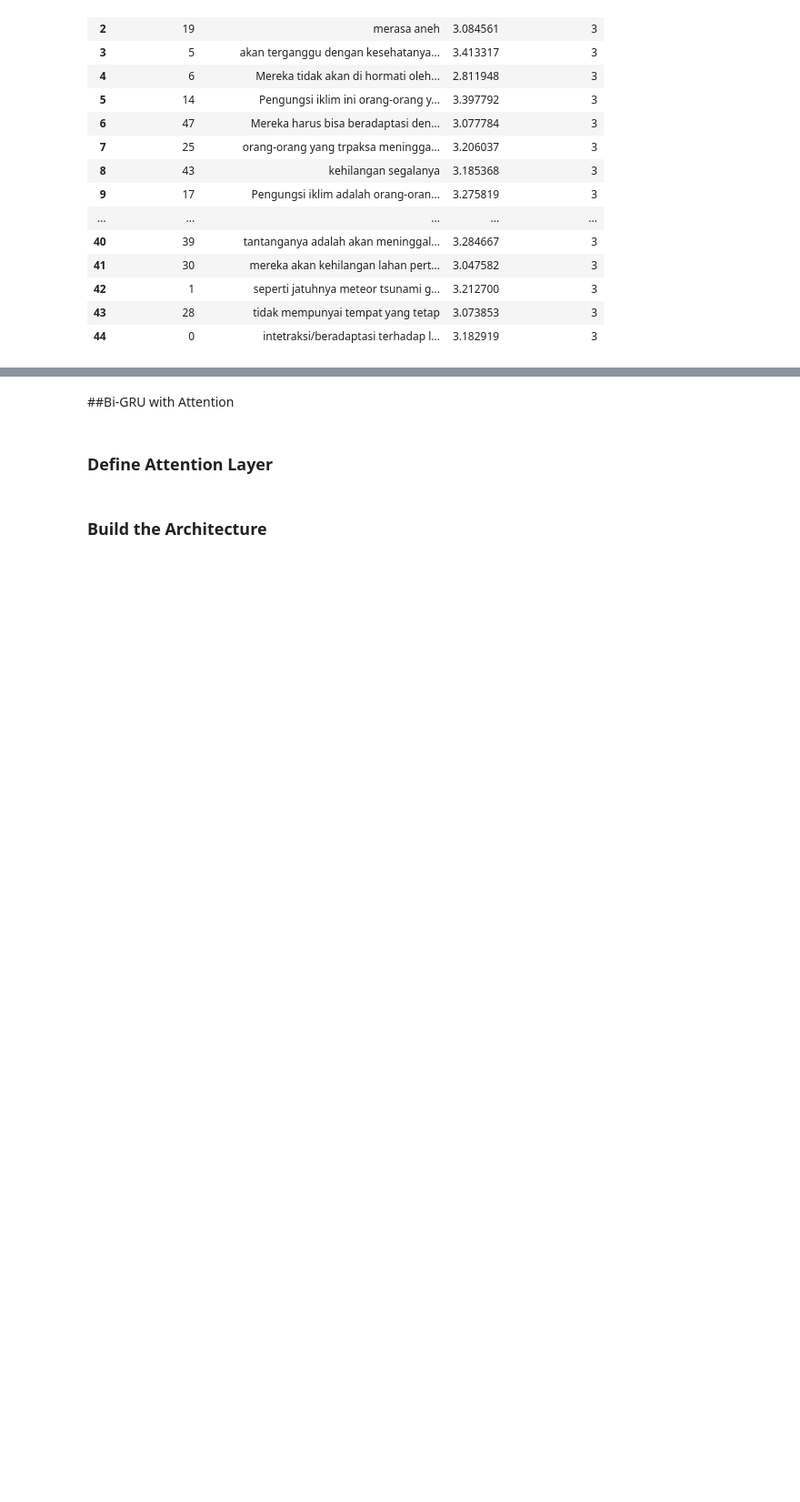
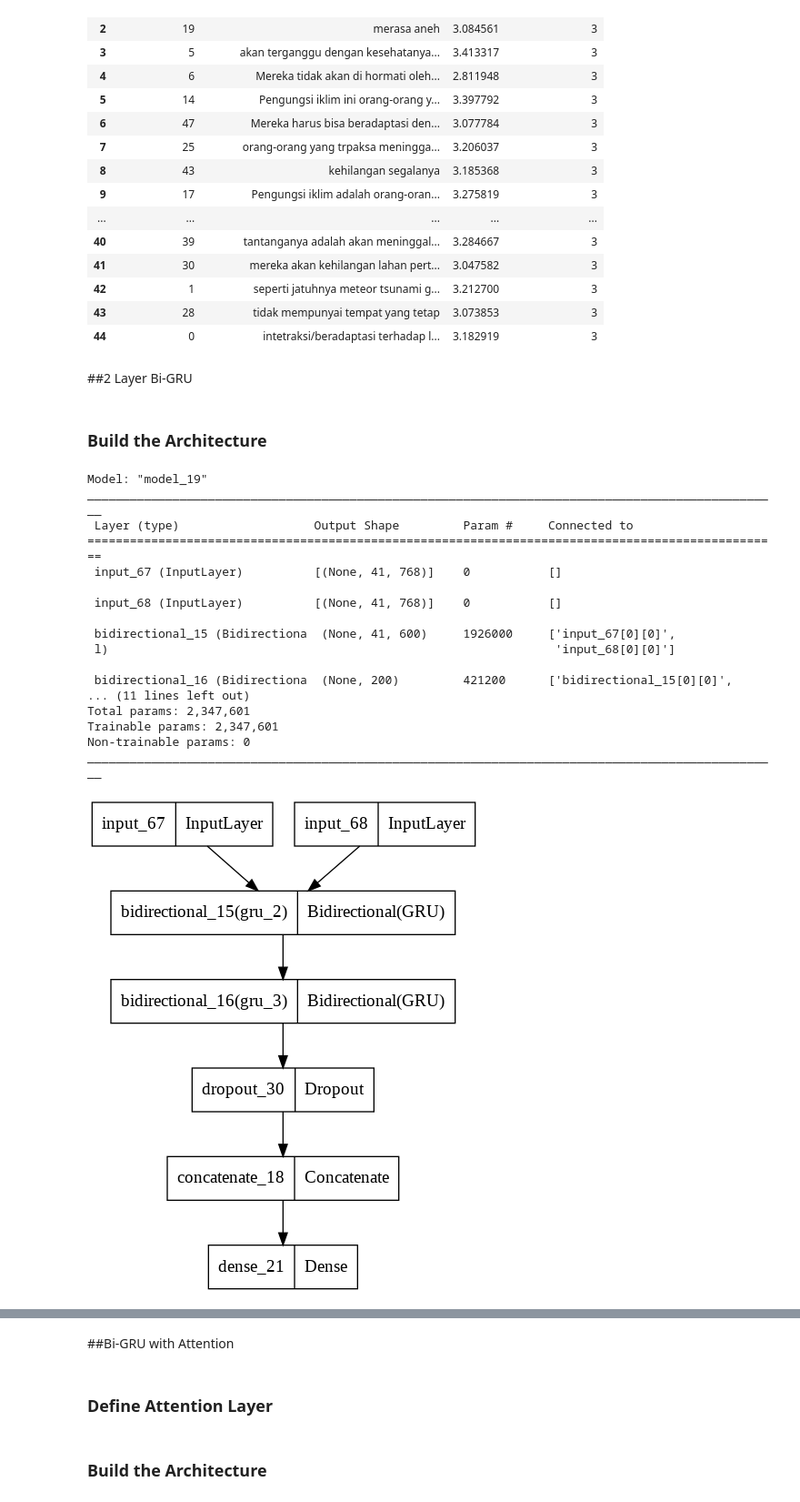
Before and after one commit to LinggarM/Transformers-1.0, a Jupyter notebook: Transformers_1_0.ipynb, the cells around one changed output, grey strips where cells are left out. Shown at 91% size. Cells and saved outputs as stored; diff of their text form; code cells hidden in the pictures; blank space fills up the shorter version.

```diff
--- a/Transformers_1_0.ipynb
+++ b/Transformers_1_0.ipynb
@@ -1297,0 +1462,4 @@ df_final.head()
+# %%
+plt.figure(figsize=(10, 4.5))
+sns.set_theme(style="whitegrid")
+ax = sns.lineplot(x = np.arange(len(history.history['loss'])), y = history.history['loss'], palette='hls')
@@ -1297,0 +1470,4 @@ df_final.head()
+# %%
+plt.figure(figsize=(10, 4.5))
+sns.set_theme(style="whitegrid")
+ax = sns.lineplot(x = np.arange(len(history.history['accuracy'])), y = history.history['accuracy'], palette='hls')
@@ -1297,0 +1478,4 @@ df_final.head()
+# %%
+plt.figure(figsize=(10, 4.5))
+sns.set_theme(style="whitegrid")
+ax = sns.lineplot(x = np.arange(len(history.history['mae'])), y = history.history['mae'], palette='hls')
@@ -1828,3 +2014,53 @@ df_final
 | 42 | 1 | seperti jatuhnya meteor tsunami g... | 3.212700 | 3 |
 | 43 | 28 | tidak mempunyai tempat yang tetap | 3.073853 | 3 |
 | 44 | 0 | intetraksi/beradaptasi terhadap l... | 3.182919 | 3 |
+# %% [markdown]
+##2 Layer Bi-GRU
+# %% [markdown]
+### Build the Architecture
+# %%
+def get2LayerBiGRUModel() :
+  left_input = Input(new_embedded_question_np[0].shape)
+  right_input = Input(answers_train_embedded[0].shape)
+
+  bigru_layer = Bidirectional(GRU(300, return_sequences=True , dropout=0.4, recurrent_dropout=0.4))
+  bigru_layer_2 = Bidirectional(GRU(100, recurrent_dropout=0.4))
+  dropout_layer = Dropout(0.5)
+
+  question_encoding = dropout_layer(bigru_layer_2(bigru_layer(left_input)))
+  answer_encoding = dropout_layer(bigru_layer_2(bigru_layer(right_input)))
+
+  # output_model = Lambda(cosine_distance, output_shape=cos_dist_output_shape)([question_encoding, answer_encoding])
+  output_model = concatenate([question_encoding, answer_encoding])
+  output_model = Dense(1, activation='relu')(output_model)
+
+  model = Model(inputs=[left_input, right_input], outputs=[output_model])
+
+  model.compile(loss = 'mean_squared_error',
+                optimizer = 'adam',
+                metrics = ['accuracy', 'mae'])
+  model.summary()
+
+  return model
+# %%
+twolayer_bigru_model = get2LayerBiGRUModel()
+tf.keras.utils.plot_model(twolayer_bigru_model, to_file='my_model.png')
+# %% [output]
+Model: "model_19"
+__________________________________________________________________________________________________
+ Layer (type)                   Output Shape         Param #     Connected to
+==================================================================================================
+ input_67 (InputLayer)          [(None, 41, 768)]    0           []
+
+ input_68 (InputLayer)          [(None, 41, 768)]    0           []
+
+ bidirectional_15 (Bidirectiona  (None, 41, 600)     1926000     ['input_67[0][0]',
+ l)                                                               'input_68[0][0]']
+
+ bidirectional_16 (Bidirectiona  (None, 200)         421200      ['bidirectional_15[0][0]',
+... (11 lines left out)
+Total params: 2,347,601
+Trainable params: 2,347,601
+Non-trainable params: 0
+__________________________________________________________________________________________________
+[figure, added]
```
Also changed, not shown: parts of 33 cells of this notebook.
